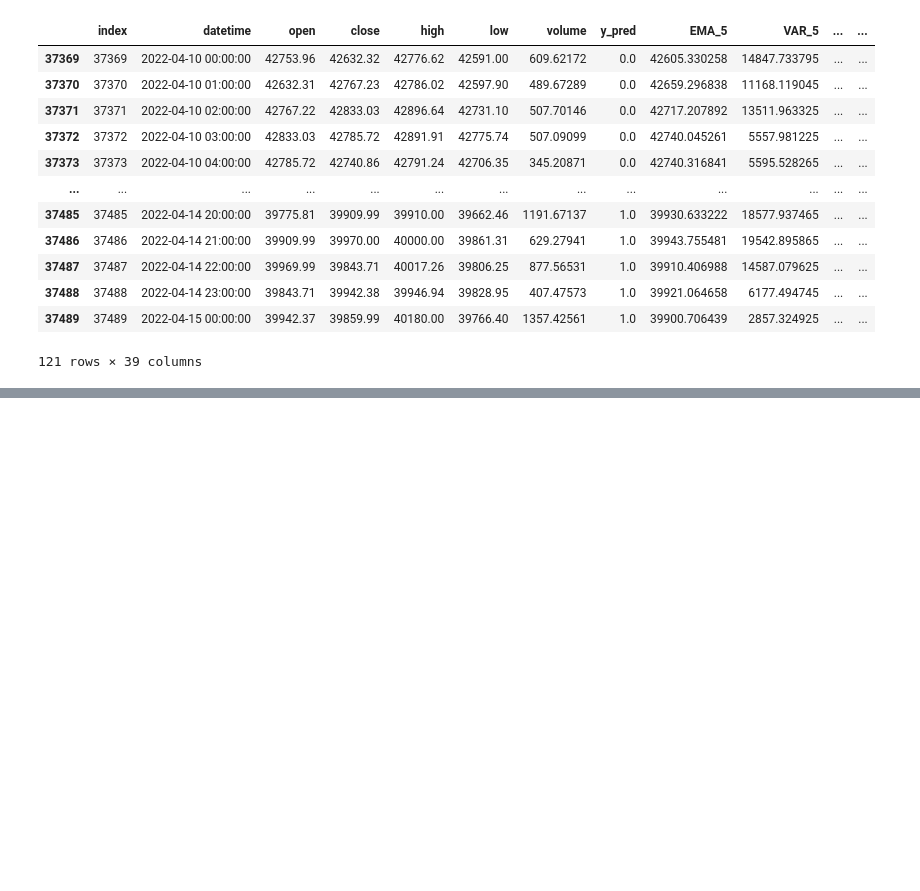
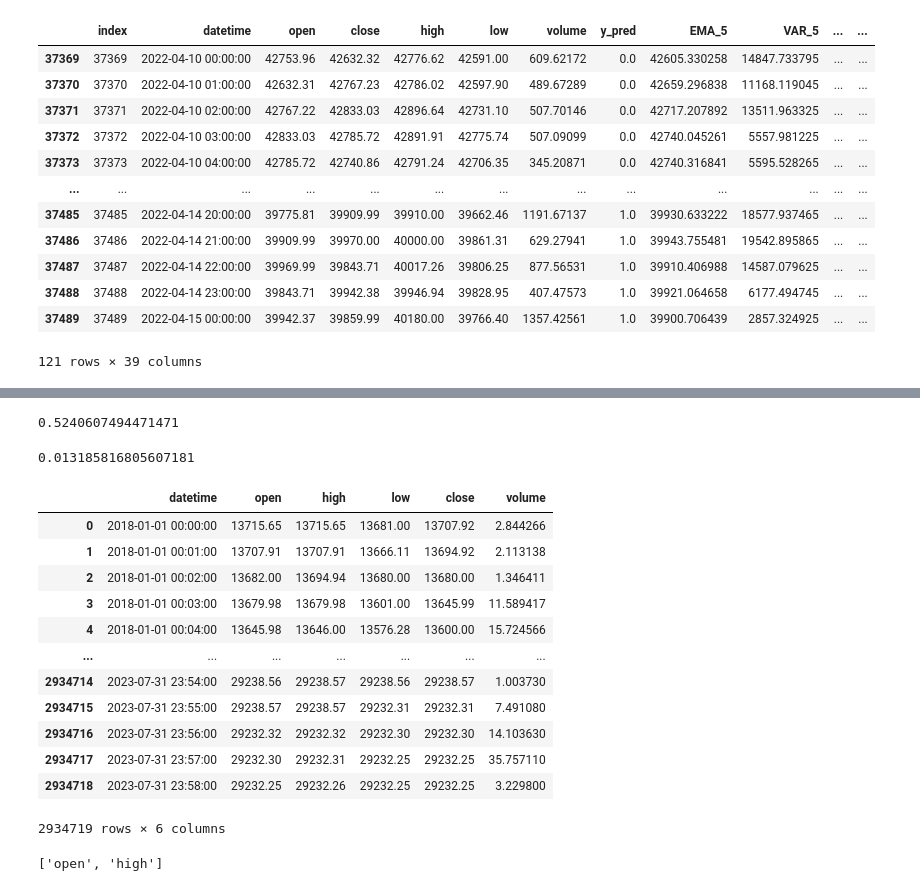
Before and after one commit to pgradz/ml_investing_wne, a Jupyter notebook: src/ml_investing_wne/notebooks/charts.ipynb, the cells around one changed output, grey strips where cells are left out. Drawn from its saved outputs; the diff is of its cells as text; code cells hidden in the pictures; blank space fills up the shorter version.

```diff
--- a/src/ml_investing_wne/notebooks/charts.ipynb
+++ b/src/ml_investing_wne/notebooks/charts.ipynb
@@ -542,0 +805,29 @@ fig.show()
+# %%
+0.752128 *  0.72168005 + 0.58190143*(-0.16390973) + -0.85806507*0.5881523 +  0.83843315*0.7392732 +  0.4434809 *-0.08684462
+# %% [output]
+0.5240607494471471
+# %%
+0.45494288 *  0.72168005 -0.48045647*(-0.16390973) + -0.6309235*0.5881523 +  0.1607992*0.7392732 + 1.631469 *-0.08684462
+# %% [output]
+0.013185816805607181
+# %%
+btc_1_min
+# %% [output]
+|  | datetime | open | high | low | close | volume |
+| 0 | 2018-01-01 00:00:00 | 13715.65 | 13715.65 | 13681.00 | 13707.92 | 2.844266 |
+| 1 | 2018-01-01 00:01:00 | 13707.91 | 13707.91 | 13666.11 | 13694.92 | 2.113138 |
+| 2 | 2018-01-01 00:02:00 | 13682.00 | 13694.94 | 13680.00 | 13680.00 | 1.346411 |
+| 3 | 2018-01-01 00:03:00 | 13679.98 | 13679.98 | 13601.00 | 13645.99 | 11.589417 |
+| 4 | 2018-01-01 00:04:00 | 13645.98 | 13646.00 | 13576.28 | 13600.00 | 15.724566 |
+| ... | ... | ... | ... | ... | ... | ... |
+| 2934714 | 2023-07-31 23:54:00 | 29238.56 | 29238.57 | 29238.56 | 29238.57 | 1.003730 |
+| 2934715 | 2023-07-31 23:55:00 | 29238.57 | 29238.57 | 29232.31 | 29232.31 | 7.491080 |
+| 2934716 | 2023-07-31 23:56:00 | 29232.32 | 29232.32 | 29232.30 | 29232.30 | 14.103630 |
+| 2934717 | 2023-07-31 23:57:00 | 29232.30 | 29232.31 | 29232.25 | 29232.25 | 35.757110 |
+| 2934718 | 2023-07-31 23:58:00 | 29232.25 | 29232.26 | 29232.25 | 29232.25 | 3.229800 |
+2934719 rows × 6 columns
+# %%
+columns_to_drop = [col for col in ['open','high','bla'] if col in btc_1_min.columns]
+columns_to_drop
+# %% [output]
+['open', 'high']
```
Also changed, not shown: parts of 32 cells of this notebook, 6 other files.
